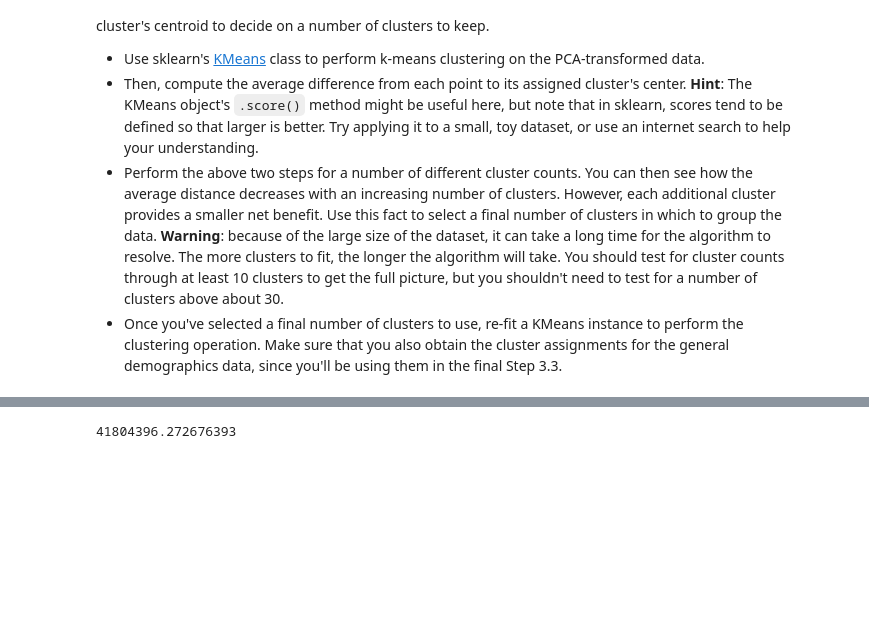
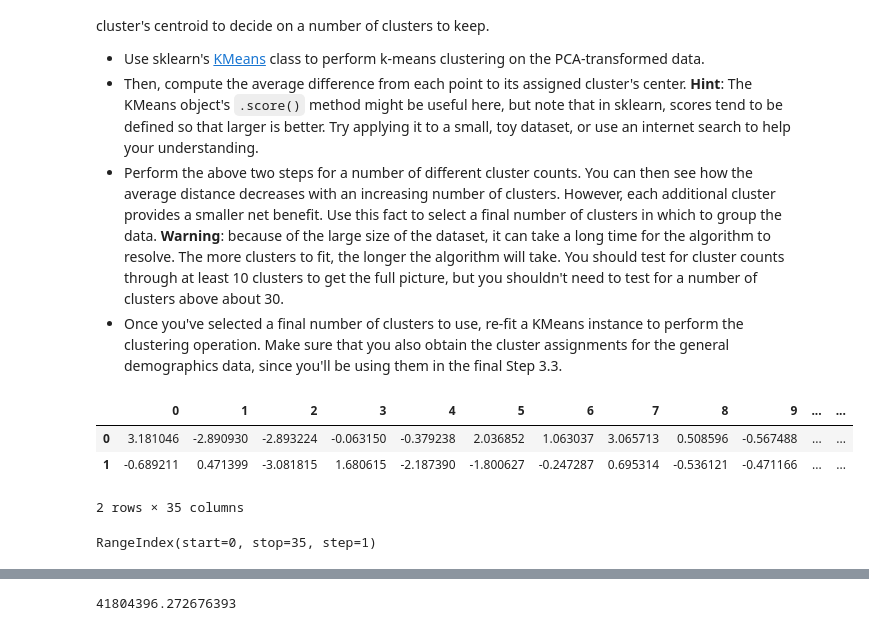
Before and after one commit to noreenwu/customer-segments, a Jupyter notebook: Identify_Customer_Segments.ipynb, the cells around one changed output, grey strips where cells are left out. Saved outputs shown, nothing was run; the diff lists cells and outputs as text; code cells hidden in the pictures; blank space fills up the shorter version.

```diff
--- a/Identify_Customer_Segments.ipynb
+++ b/Identify_Customer_Segments.ipynb
@@ -1748,6 +1766,19 @@ You've assessed and cleaned the demographics data, then scaled and transformed t
 - Then, compute the average difference from each point to its assigned cluster's center. **Hint**: The KMeans object's `.score()` method might be useful here, but note that in sklearn, scores tend to be defined so that larger is better. Try applying it to a small, toy dataset, or use an internet search to help your understanding.
 - Perform the above two steps for a number of different cluster counts. You can then see how the average distance decreases with an increasing number of clusters. However, each additional cluster provides a smaller net benefit. Use this fact to select a final number of clusters in which to group the data. **Warning**: because of the large size of the dataset, it can take a long time for the algorithm to resolve. The more clusters to fit, the longer the algorithm will take. You should test for cluster counts through at least 10 clusters to get the full picture, but you shouldn't need to test for a number of clusters above about 30.
 - Once you've selected a final number of clusters to use, re-fit a KMeans instance to perform the clustering operation. Make sure that you also obtain the cluster assignments for the general demographics data, since you'll be using them in the final Step 3.3.
+# %%
+X_pca_df = pd.DataFrame(X_pca)
+# %%
+X_pca_df.head(2)
+# %% [output]
+|  | 0 | 1 | 2 | 3 | 4 | 5 | 6 | 7 | 8 | 9 | ... | ... |
+| 0 | 3.181046 | -2.890930 | -2.893224 | -0.063150 | -0.379238 | 2.036852 | 1.063037 | 3.065713 | 0.508596 | -0.567488 | ... | ... |
+| 1 | -0.689211 | 0.471399 | -3.081815 | 1.680615 | -2.187390 | -1.800627 | -0.247287 | 0.695314 | -0.536121 | -0.471166 | ... | ... |
+2 rows × 35 columns
+# %%
+X_pca_df.columns
+# %% [output]
+RangeIndex(start=0, stop=35, step=1)
 # %%
 X_pca
 # %% [output]
```
Also changed, not shown: parts of 33 cells of this notebook, 1 other file.
